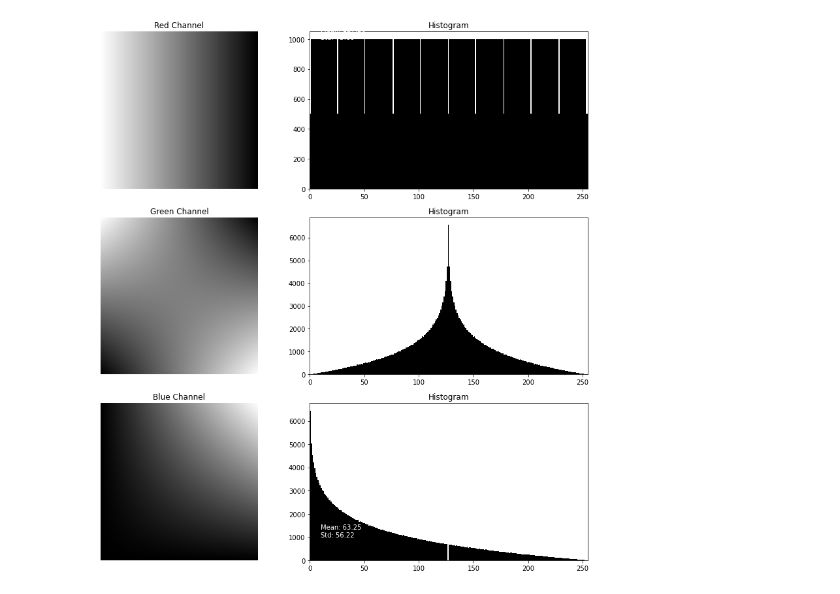
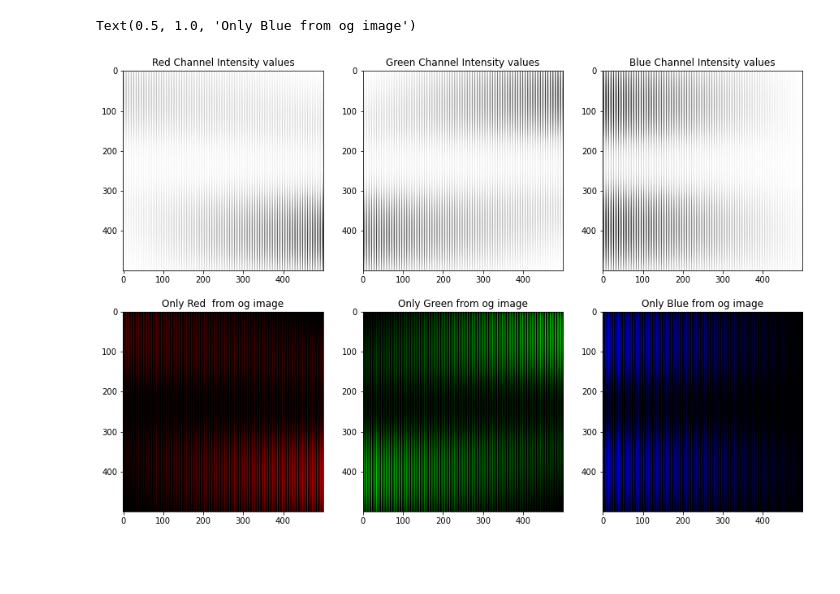
Before and after one commit to Abdelrahman776/Fabric-pattern-Image-Generator, a Jupyter notebook: assigment1.ipynb, the cells around one changed output. Cells and saved outputs as stored; diff of their text form; code cells hidden in the pictures; blank space fills up the shorter version.

```diff
--- a/assigment1.ipynb
+++ b/assigment1.ipynb
@@ -167,28 +58,34 @@ plt.show()
-# %%
-fig, axes = plt.subplots(3, 2, figsize=(12, 12))
-
-channels = [(red_channel, 'Red Channel'), (green_channel, 'Green Channel'), (blue_channel, 'Blue Channel')]
-
-for i, (channel, title) in enumerate(channels):
-    # Plot the image
-    axes[i, 0].imshow(channel, cmap='gray')
-    axes[i, 0].set_title(title)
-    axes[i, 0].axis('off')
-
-    # Plot the histogram
-    axes[i, 1].hist(channel.ravel(), bins=256, color='black')
-    axes[i, 1].set_title('Histogram')
-    axes[i, 1].set_xlim([0, 255])
-
-    # Calculate mean and standard deviation
-    mean_value = np.mean(channel)
-    std_value = np.std(channel)
-    axes[i, 1].text(10, 1000, f'Mean: {mean_value:.2f}\nStd: {std_value:.2f}', color='white')
-
-plt.tight_layout()
-plt.show()
-# %% [output]
-[figure, removed]
+# %%
+# Separate channels
+red_channel = pattern_image[:, :, 0]
+green_channel = pattern_image[:, :, 1]
+blue_channel = pattern_image[:, :, 2]
+
+fig, axs = plt.subplots(2, 3, figsize=(15, 10))
+axs[0,0].imshow(red_channel,cmap='Greys')
+axs[0,0].set_title('Red Channel Intensity values')
+axs[0,1].imshow(green_channel,cmap='Greys')
+axs[0,1].set_title('Green Channel Intensity values')
+axs[0,2].imshow(blue_channel,cmap='Greys')
+axs[0,2].set_title('Blue Channel Intensity values')
+
+pattern_image_redcolored=np.zeros((pattern_image.shape[0],pattern_image.shape[1],3),dtype=int)
+pattern_image_greencolored=np.zeros((pattern_image.shape[0],pattern_image.shape[1],3),dtype=int)
+pattern_image_bluecolored=np.zeros((pattern_image.shape[0],pattern_image.shape[1],3),dtype=int)
+
+pattern_image_redcolored[:,:,0]=red_channel
+pattern_image_greencolored[:,:,1]=green_channel
+pattern_image_bluecolored[:,:,2]=blue_channel
+
+axs[1,0].imshow(pattern_image_redcolored)
+axs[1,0].set_title('Only Red  from og image')
+axs[1,1].imshow(pattern_image_greencolored)
+axs[1,1].set_title('Only Green from og image')
+axs[1,2].imshow(pattern_image_bluecolored)
+axs[1,2].set_title('Only Blue from og image')
+# %% [output]
+Text(0.5, 1.0, 'Only Blue from og image')
+[figure, added]
 # %%
 # Plot the histograms using matplotlib
 fig, axes = plt.subplots(1, 3, figsize=(15, 5))
```
Also changed, not shown: parts of 6 cells of this notebook.
